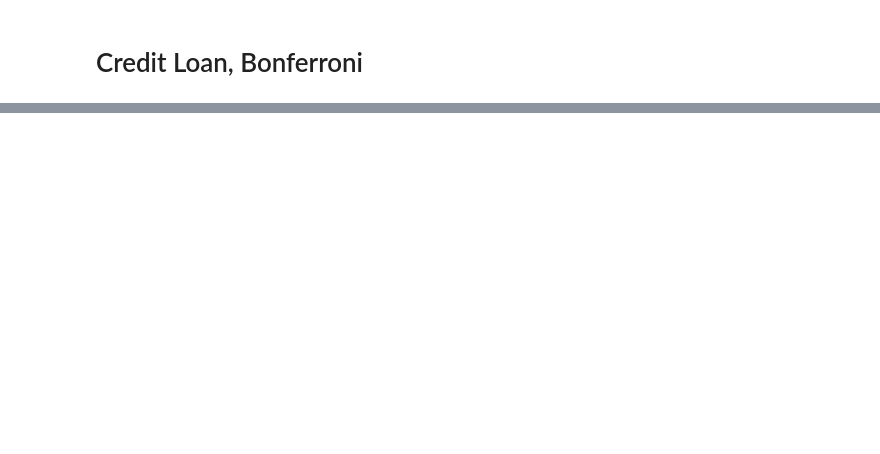
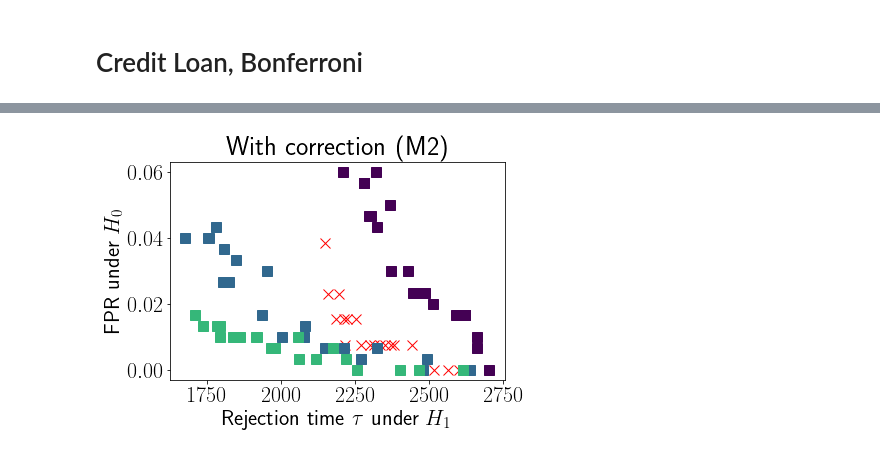
Before and after one commit to secg5/auditing_fairness_by_betting, a Jupyter notebook: plots.ipynb, the cells around one changed output, grey strips where cells are left out. Drawn from its saved outputs; the diff is of its cells as text; code cells hidden in the pictures; blank space fills up the shorter version.

```diff
--- a/plots.ipynb
+++ b/plots.ipynb
@@ -96,0 +116,19 @@ Text(0.5, 1.0, 'With Bonferroni')
+# %%
+betting_shift = load_results('betting_shift_loan')
+permb_250_shift = load_results('permb_250_shift_loan')
+permb_500_shift = load_results('permb_500_shift_loan')
+permb_1000_shift = load_results('permb_1000_shift_loan')
+
+
+plt.plot(np.mean(betting_shift, axis=0), np.mean(betting_fdr, axis=0), 'x', c='red', label='Betting')
+plt.plot(np.mean(permb_250_shift, axis=0), np.mean(permb_250_fdr, axis=0), 's', c=cmap[0], label='Perm. test, $k=250$')
+plt.plot(np.mean(permb_500_shift, axis=0), np.mean(permb_500_fdr, axis=0), 's', c=cmap[1], label='Perm test, $k=500$')
+plt.plot(np.mean(permb_1000_shift, axis=0), np.mean(permb_1000_fdr, axis=0), 's', c=cmap[2], label='Perm. test, $k=1000$')
+
+# plt.legend()
+plt.xlabel('Rejection time $\\tau$ under $H_1$')
+plt.ylabel('FPR under $H_0$')
+plt.title('With correction (M2)')
+plt.savefig('plots/correction_loan_shift.png', dpi=300, bbox_inches='tight')
+# %% [output]
+[figure, added]
```
Also changed, not shown: parts of 18 cells of this notebook, 3 other files.
